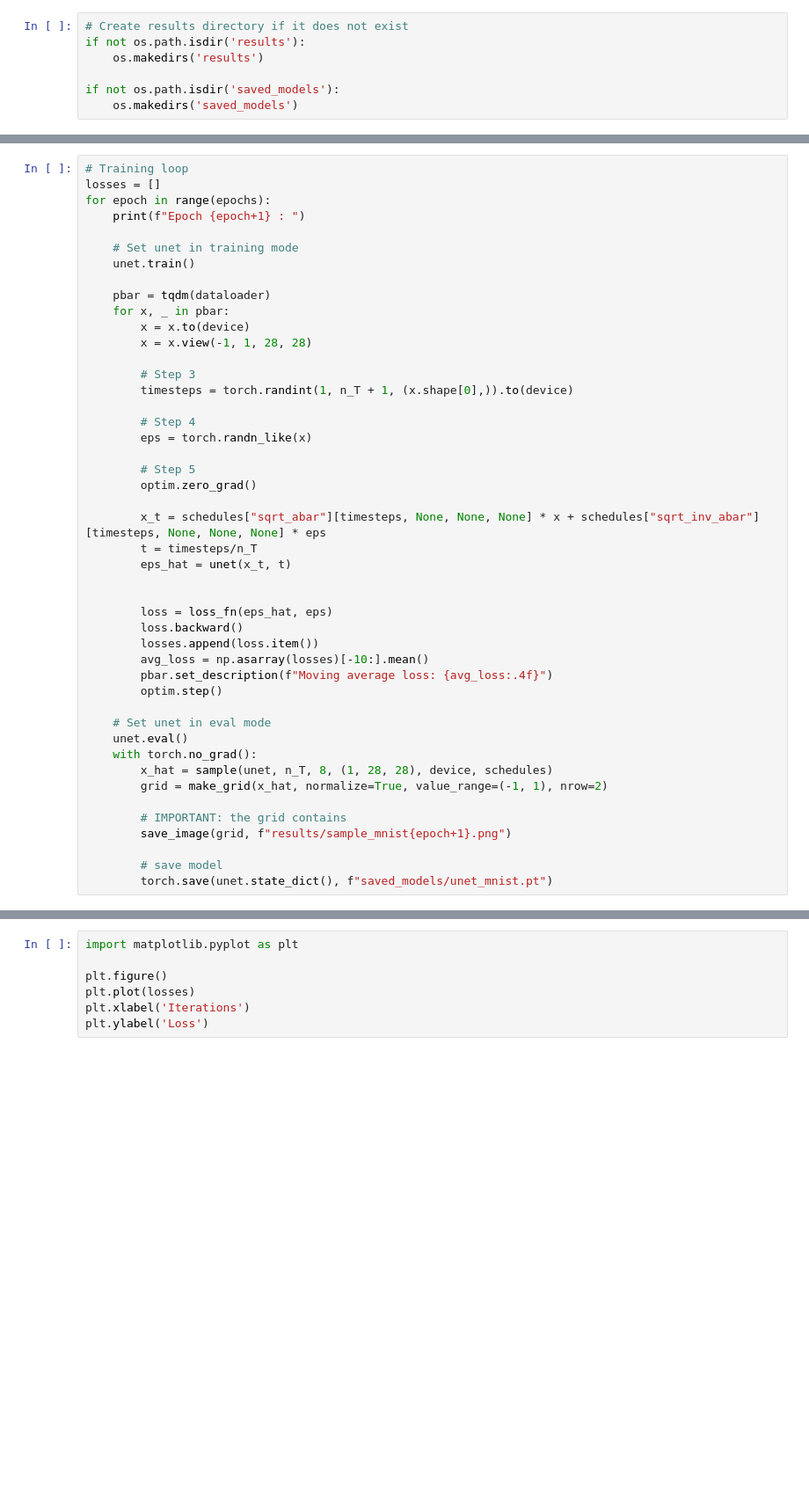
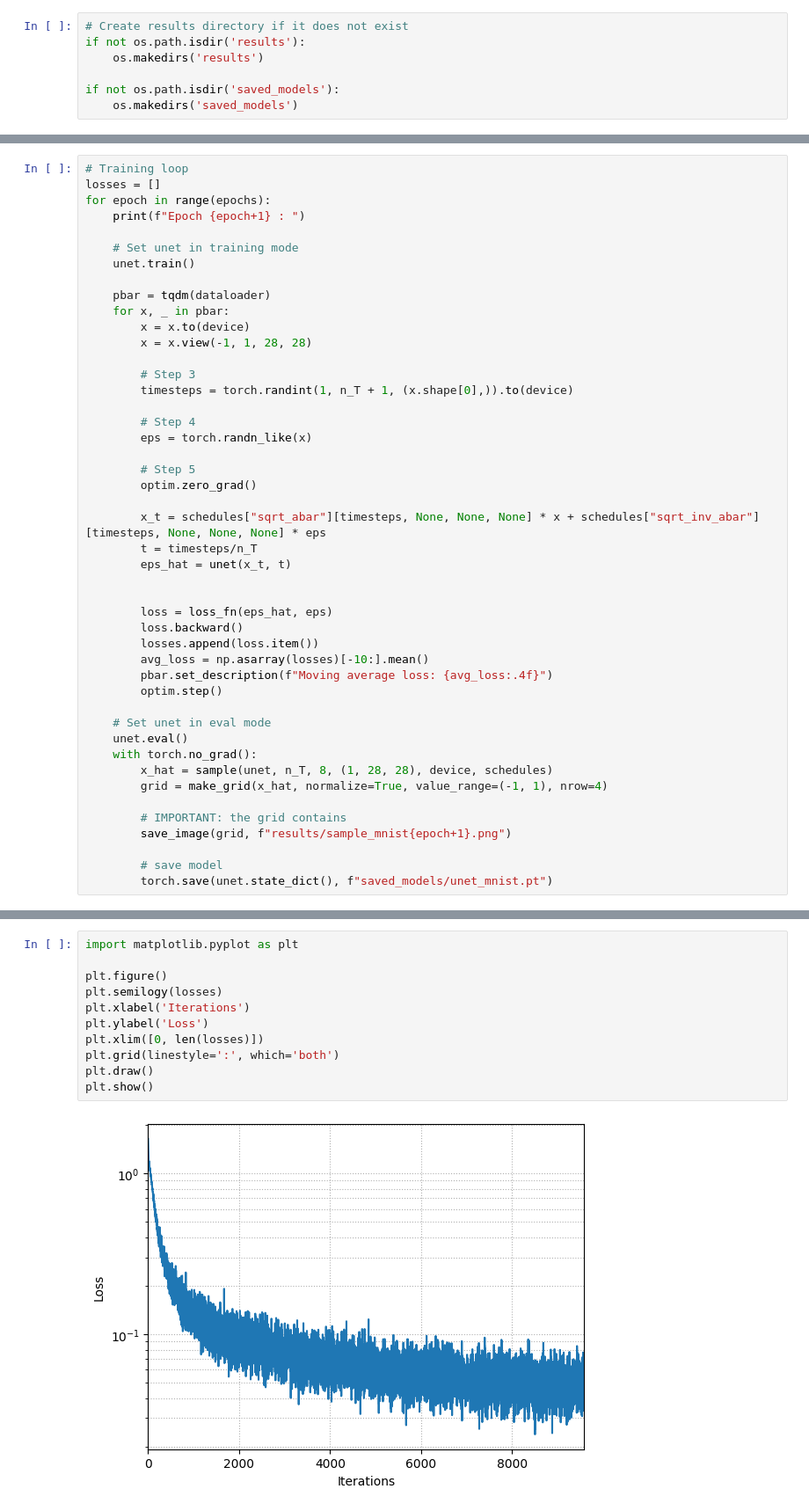
Before and after one commit to thomasmarchioro3/hy673_tutorial11, a Jupyter notebook: 03_train.ipynb, the cells around one changed output, grey strips where cells are left out. Shown at 88% size. Cells and saved outputs as stored; diff of their text form; blank space fills up the shorter version.

```diff
--- a/03_train.ipynb
+++ b/03_train.ipynb
@@ -115,7 +116,7 @@ for epoch in range(epochs):
     unet.eval()
     with torch.no_grad():
         x_hat = sample(unet, n_T, 8, (1, 28, 28), device, schedules)
-        grid = make_grid(x_hat, normalize=True, value_range=(-1, 1), nrow=2)
+        grid = make_grid(x_hat, normalize=True, value_range=(-1, 1), nrow=4)
 
         # IMPORTANT: the grid contains
         save_image(grid, f"results/sample_mnist{epoch+1}.png")
@@ -135,7 +139,13 @@ KeyboardInterrupt:
 # %%
 import matplotlib.pyplot as plt
 
 plt.figure()
-plt.plot(losses)
+plt.semilogy(losses)
 plt.xlabel('Iterations')
 plt.ylabel('Loss')
+plt.xlim([0, len(losses)])
+plt.grid(linestyle=':', which='both')
+plt.draw()
+plt.show()
+# %% [output]
+[figure, added]
```
Also changed, not shown: parts of 2 cells of this notebook, 1 other file.
